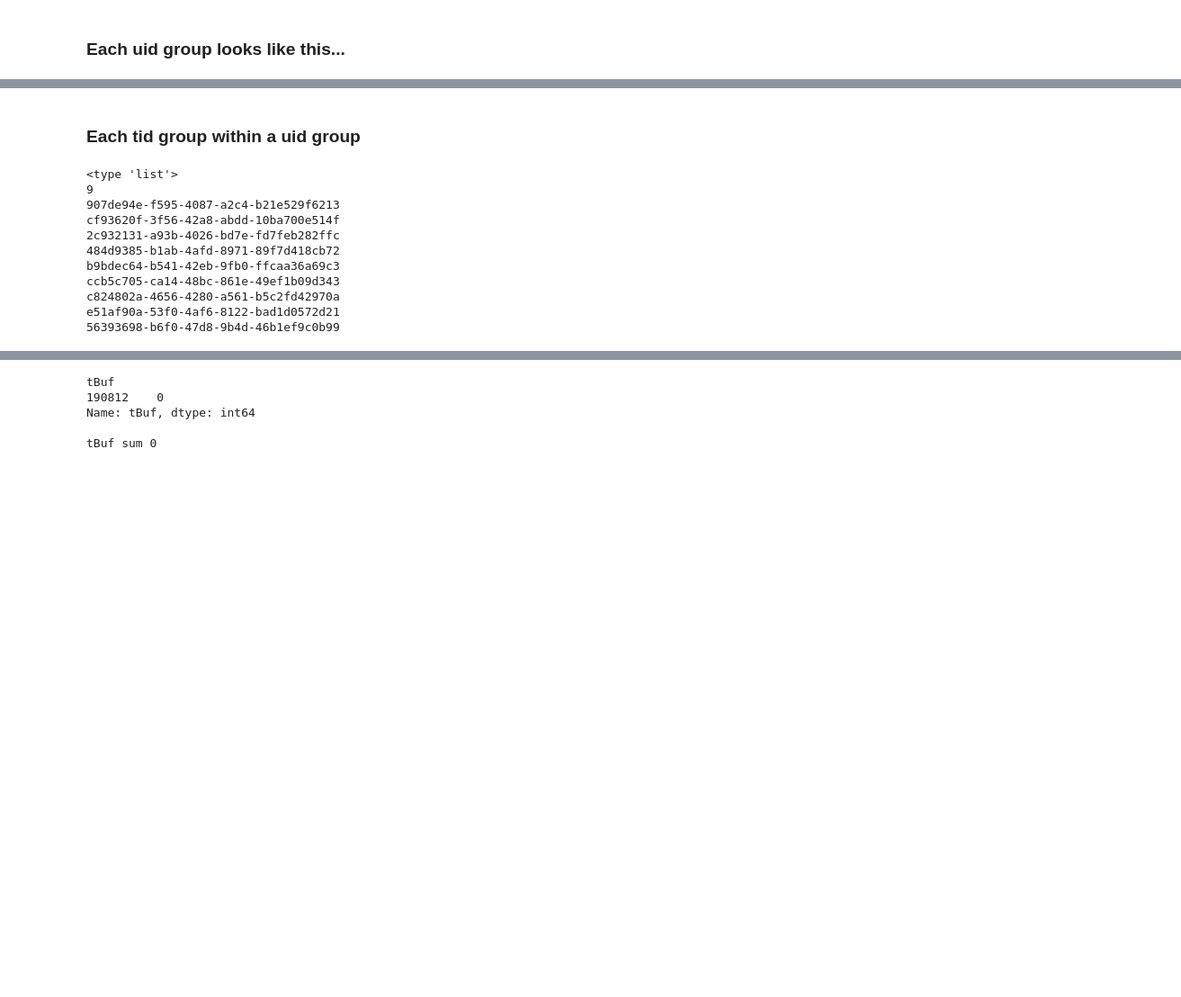
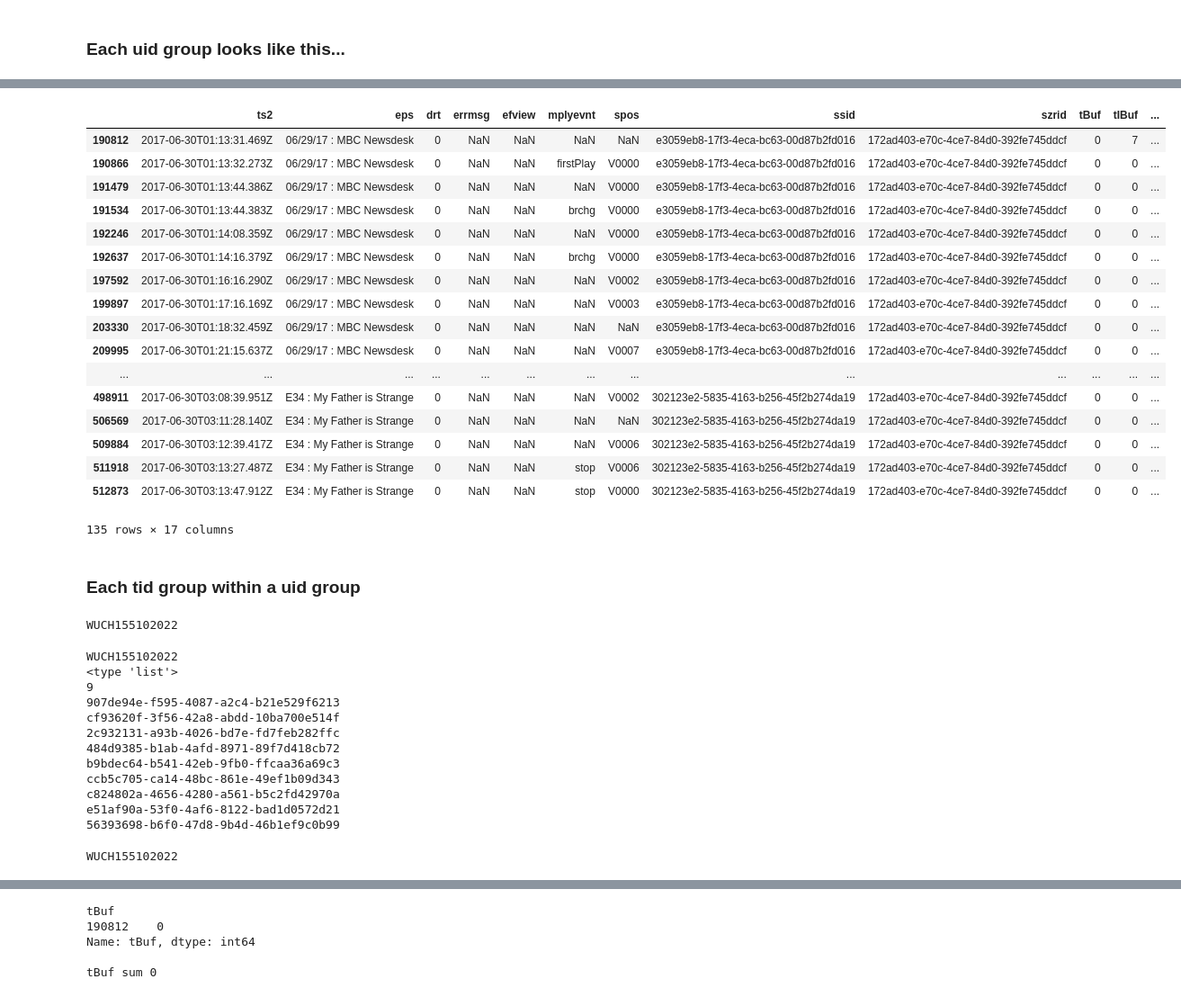
Before and after one commit to DoosanJung/STZR, a Jupyter notebook: EDA3.ipynb, the cells around one changed output, grey strips where cells are left out. Shown at 90% size. Drawn from its saved outputs; the diff is of its cells as text; code cells hidden in the pictures; blank space fills up the shorter version.

```diff
--- a/EDA3.ipynb
+++ b/EDA3.ipynb
@@ -91,8 +105,7 @@ uid_grouped_rmv_tid_Uns = tmp_dfs_rmv_tid_Uns.groupby('uid')
 # %%
-uid_lst = uid_grouped_rmv_tid_Uns.groups.keys()
 print type(uid_grouped_rmv_tid_Uns.get_group(uid_lst[0]))
-
+print uid_lst[0]
 # uid_lst[0]
-print uid_grouped_rmv_tid_Uns.get_group(uid_lst[0])#.sort_values('ts2')
+uid_grouped_rmv_tid_Uns.get_group(uid_lst[0])#.sort_values('ts2')
 # %% [output]
 <class 'pandas.core.frame.DataFrame'>
@@ -115,3 +113,21 @@ print uid_grouped_rmv_tid_Uns.get_group(uid_lst[0])#.sort_values('ts2')
+|  | ts2 | eps | drt | errmsg | efview | mplyevnt | spos | ssid | szrid | tBuf | tIBuf | ... |
+| 190812 | 2017-06-30T01:13:31.469Z | 06/29/17 : MBC Newsdesk | 0 | NaN | NaN | NaN | NaN | e3059eb8-17f3-4eca-bc63-00d87b2fd016 | 172ad403-e70c-4ce7-84d0-392fe745ddcf | 0 | 7 | ... |
+| 190866 | 2017-06-30T01:13:32.273Z | 06/29/17 : MBC Newsdesk | 0 | NaN | NaN | firstPlay | V0000 | e3059eb8-17f3-4eca-bc63-00d87b2fd016 | 172ad403-e70c-4ce7-84d0-392fe745ddcf | 0 | 0 | ... |
+| 191479 | 2017-06-30T01:13:44.386Z | 06/29/17 : MBC Newsdesk | 0 | NaN | NaN | NaN | V0000 | e3059eb8-17f3-4eca-bc63-00d87b2fd016 | 172ad403-e70c-4ce7-84d0-392fe745ddcf | 0 | 0 | ... |
+| 191534 | 2017-06-30T01:13:44.383Z | 06/29/17 : MBC Newsdesk | 0 | NaN | NaN | brchg | V0000 | e3059eb8-17f3-4eca-bc63-00d87b2fd016 | 172ad403-e70c-4ce7-84d0-392fe745ddcf | 0 | 0 | ... |
+| 192246 | 2017-06-30T01:14:08.359Z | 06/29/17 : MBC Newsdesk | 0 | NaN | NaN | NaN | V0000 | e3059eb8-17f3-4eca-bc63-00d87b2fd016 | 172ad403-e70c-4ce7-84d0-392fe745ddcf | 0 | 0 | ... |
+| 192637 | 2017-06-30T01:14:16.379Z | 06/29/17 : MBC Newsdesk | 0 | NaN | NaN | brchg | V0000 | e3059eb8-17f3-4eca-bc63-00d87b2fd016 | 172ad403-e70c-4ce7-84d0-392fe745ddcf | 0 | 0 | ... |
+| 197592 | 2017-06-30T01:16:16.290Z | 06/29/17 : MBC Newsdesk | 0 | NaN | NaN | NaN | V0002 | e3059eb8-17f3-4eca-bc63-00d87b2fd016 | 172ad403-e70c-4ce7-84d0-392fe745ddcf | 0 | 0 | ... |
+| 199897 | 2017-06-30T01:17:16.169Z | 06/29/17 : MBC Newsdesk | 0 | NaN | NaN | NaN | V0003 | e3059eb8-17f3-4eca-bc63-00d87b2fd016 | 172ad403-e70c-4ce7-84d0-392fe745ddcf | 0 | 0 | ... |
+| 203330 | 2017-06-30T01:18:32.459Z | 06/29/17 : MBC Newsdesk | 0 | NaN | NaN | NaN | NaN | e3059eb8-17f3-4eca-bc63-00d87b2fd016 | 172ad403-e70c-4ce7-84d0-392fe745ddcf | 0 | 0 | ... |
+| 209995 | 2017-06-30T01:21:15.637Z | 06/29/17 : MBC Newsdesk | 0 | NaN | NaN | NaN | V0007 | e3059eb8-17f3-4eca-bc63-00d87b2fd016 | 172ad403-e70c-4ce7-84d0-392fe745ddcf | 0 | 0 | ... |
+| ... | ... | ... | ... | ... | ... | ... | ... | ... | ... | ... | ... | ... |
+| 498911 | 2017-06-30T03:08:39.951Z | E34 : My Father is Strange | 0 | NaN | NaN | NaN | V0002 | 302123e2-5835-4163-b256-45f2b274da19 | 172ad403-e70c-4ce7-84d0-392fe745ddcf | 0 | 0 | ... |
+| 506569 | 2017-06-30T03:11:28.140Z | E34 : My Father is Strange | 0 | NaN | NaN | NaN | NaN | 302123e2-5835-4163-b256-45f2b274da19 | 172ad403-e70c-4ce7-84d0-392fe745ddcf | 0 | 0 | ... |
+| 509884 | 2017-06-30T03:12:39.417Z | E34 : My Father is Strange | 0 | NaN | NaN | NaN | V0006 | 302123e2-5835-4163-b256-45f2b274da19 | 172ad403-e70c-4ce7-84d0-392fe745ddcf | 0 | 0 | ... |
+| 511918 | 2017-06-30T03:13:27.487Z | E34 : My Father is Strange | 0 | NaN | NaN | stop | V0006 | 302123e2-5835-4163-b256-45f2b274da19 | 172ad403-e70c-4ce7-84d0-392fe745ddcf | 0 | 0 | ... |
+| 512873 | 2017-06-30T03:13:47.912Z | E34 : My Father is Strange | 0 | NaN | NaN | stop | V0000 | 302123e2-5835-4163-b256-45f2b274da19 | 172ad403-e70c-4ce7-84d0-392fe745ddcf | 0 | 0 | ... |
+135 rows × 17 columns
 # %%
 # uid_lst[1]
 #uid_grouped_rmv_tid_Uns.get_group(uid_lst[1])#.sort_values('ts2')
@@ -119,17 +135,26 @@ print uid_grouped_rmv_tid_Uns.get_group(uid_lst[0])#.sort_values('ts2')
 ### Each tid group within a uid group
 # %%
 # tid group within uid_lst[0]
+print uid_lst[0]
 uid_tid_grouped_rmv_tid_Uns = uid_grouped_rmv_tid_Uns.get_group(uid_lst[0]).groupby('tid')
+# %% [output]
+WUCH155102022
 # %%
+# One way to get tids from uid_group
+'''
+Not used 'cause it does not match with ts2; the order is not maintained while using keys()
+'''
 # tids within uid_lst[0]
-uid_tid_lst = uid_tid_grouped_rmv_tid_Uns.groups.keys()
-print type(uid_tid_lst)
-print len(uid_tid_lst)
+print uid_lst[0]
+uid_tid_lst_n = uid_tid_grouped_rmv_tid_Uns.groups.keys()
+print type(uid_tid_lst_n)
+print len(uid_tid_lst_n)
 
 # tids within uid_lst[0]
-for tid in uid_tid_lst:
+for tid in uid_tid_lst_n:
     print tid
 # %% [output]
+WUCH155102022
 <type 'list'>
 9
 907de94e-f595-4087-a2c4-b21e529f6213
@@ -141,3 +166,16 @@ ccb5c705-ca14-48bc-861e-49ef1b09d343
 c824802a-4656-4280-a561-b5c2fd42970a
 e51af90a-53f0-4af6-8122-bad1d0572d21
 56393698-b6f0-47d8-9b4d-46b1ef9c0b99
+# %%
+# We'll use this one tho 'cause it matches with ts2
+def get_tid_lst_frm_uid(uid_grouped_rmv_tid_Uns, uid):
+    uid_tid_lst = []
+    for tid in uid_grouped_rmv_tid_Uns.get_group(uid)['tid']:
+        if tid not in uid_tid_lst:
+            uid_tid_lst.append(tid)
+    return uid_tid_lst
+
+print uid_lst[0]
+uid_tid_lst = get_tid_lst_frm_uid(uid_grouped_rmv_tid_Uns, uid_lst[0])
+# %% [output]
+WUCH155102022
```
Also changed, not shown: parts of 18 cells of this notebook.
